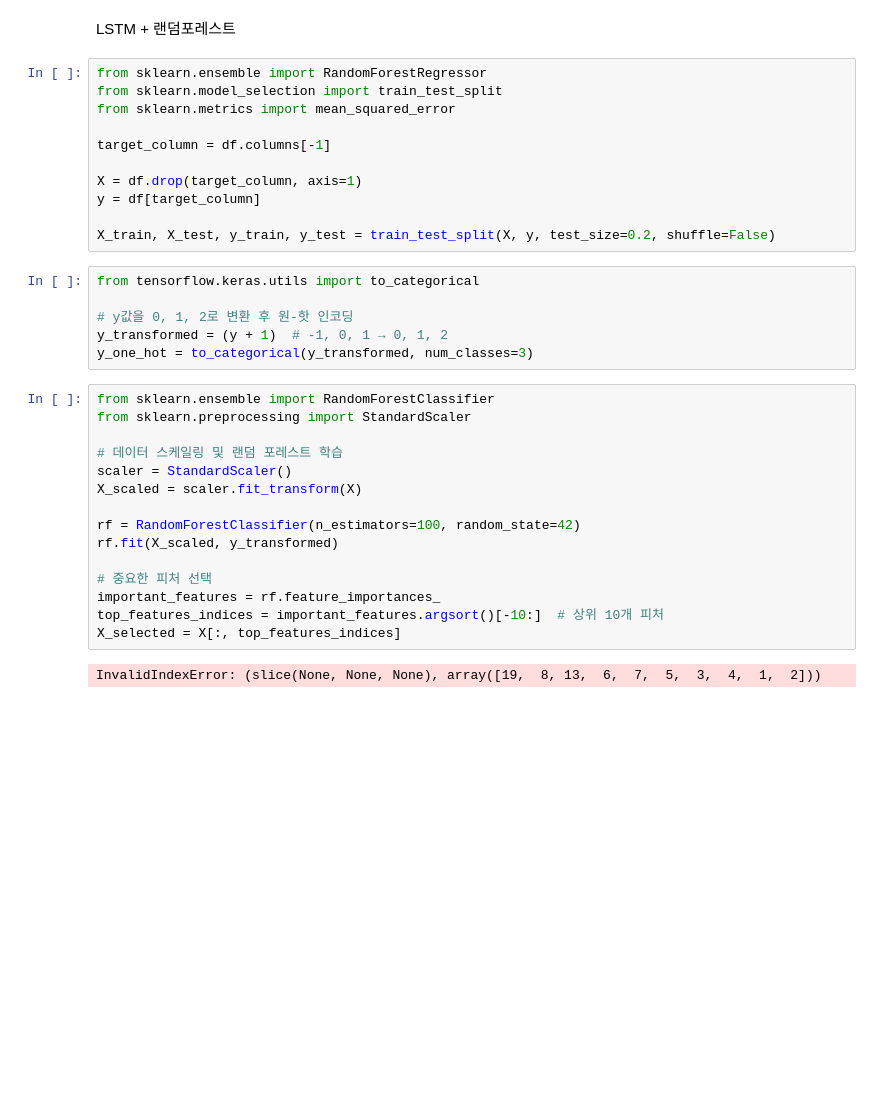
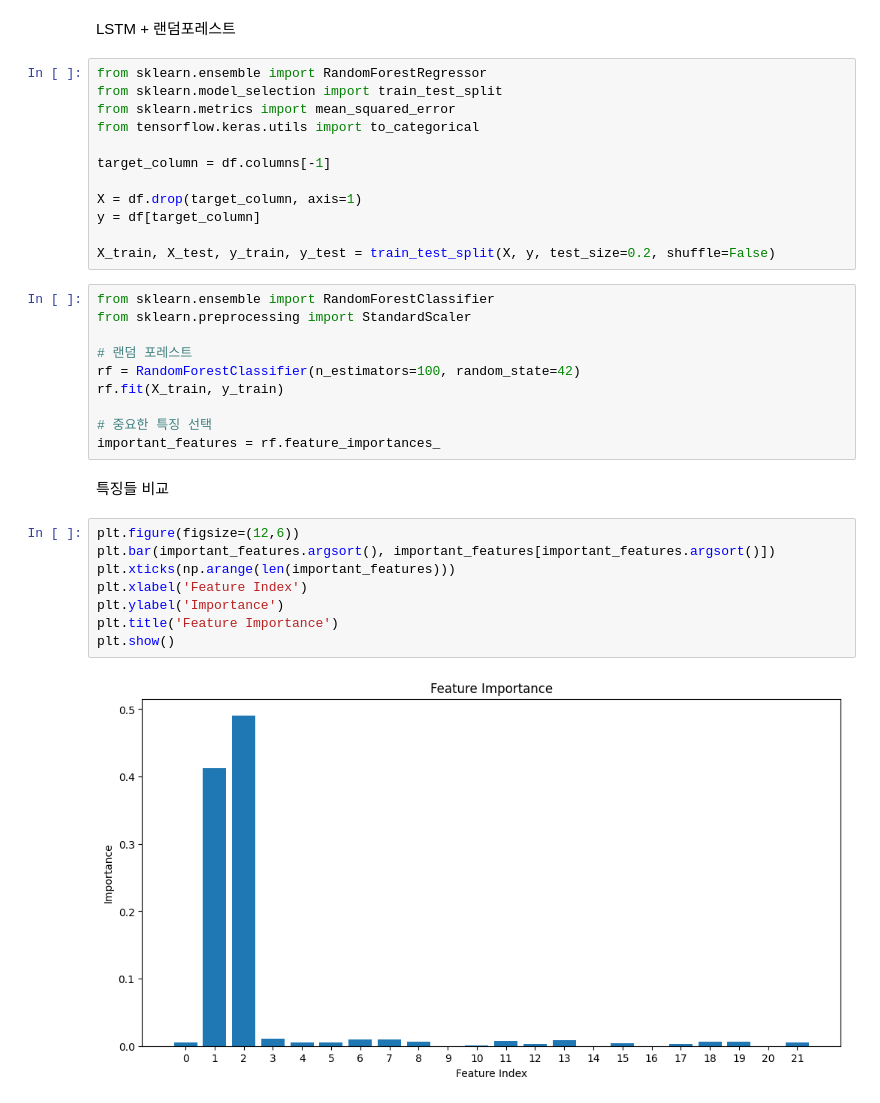
Before and after one commit to parkjh21c/ML, a Jupyter notebook: smarthon_model.ipynb, the cells around one changed output. Drawn from its saved outputs; the diff is of its cells as text; blank space fills up the shorter version.

```diff
--- a/smarthon_model.ipynb
+++ b/smarthon_model.ipynb
@@ -80,6 +81,7 @@ LSTM + 랜덤포레스트
 from sklearn.ensemble import RandomForestRegressor
 from sklearn.model_selection import train_test_split
 from sklearn.metrics import mean_squared_error
+from tensorflow.keras.utils import to_categorical
 
 target_column = df.columns[-1]
 
@@ -87,26 +89,25 @@ X = df.drop(target_column, axis=1)
 y = df[target_column]
 
 X_train, X_test, y_train, y_test = train_test_split(X, y, test_size=0.2, shuffle=False)
-# %%
-from tensorflow.keras.utils import to_categorical
-
-# y값을 0, 1, 2로 변환 후 원-핫 인코딩
-y_transformed = (y + 1)  # -1, 0, 1 → 0, 1, 2
-y_one_hot = to_categorical(y_transformed, num_classes=3)
 # %%
 from sklearn.ensemble import RandomForestClassifier
 from sklearn.preprocessing import StandardScaler
 
-# 데이터 스케일링 및 랜덤 포레스트 학습
-scaler = StandardScaler()
-X_scaled = scaler.fit_transform(X)
+# 랜덤 포레스트
+rf = RandomForestClassifier(n_estimators=100, random_state=42)
+rf.fit(X_train, y_train)
 
-rf = RandomForestClassifier(n_estimators=100, random_state=42)
-rf.fit(X_scaled, y_transformed)
-
-# 중요한 피처 선택
+# 중요한 특징 선택
 important_features = rf.feature_importances_
-top_features_indices = important_features.argsort()[-10:]  # 상위 10개 피처
-X_selected = X[:, top_features_indices]
-# %% [output]
-InvalidIndexError: (slice(None, None, None), array([19,  8, 13,  6,  7,  5,  3,  4,  1,  2]))
+# %% [markdown]
+특징들 비교
+# %%
+plt.figure(figsize=(12,6))
+plt.bar(important_features.argsort(), important_features[important_features.argsort()])
+plt.xticks(np.arange(len(important_features)))
+plt.xlabel('Feature Index')
+plt.ylabel('Importance')
+plt.title('Feature Importance')
+plt.show()
+# %% [output]
+[figure, added]
```
Also changed, not shown: parts of 11 cells of this notebook.
